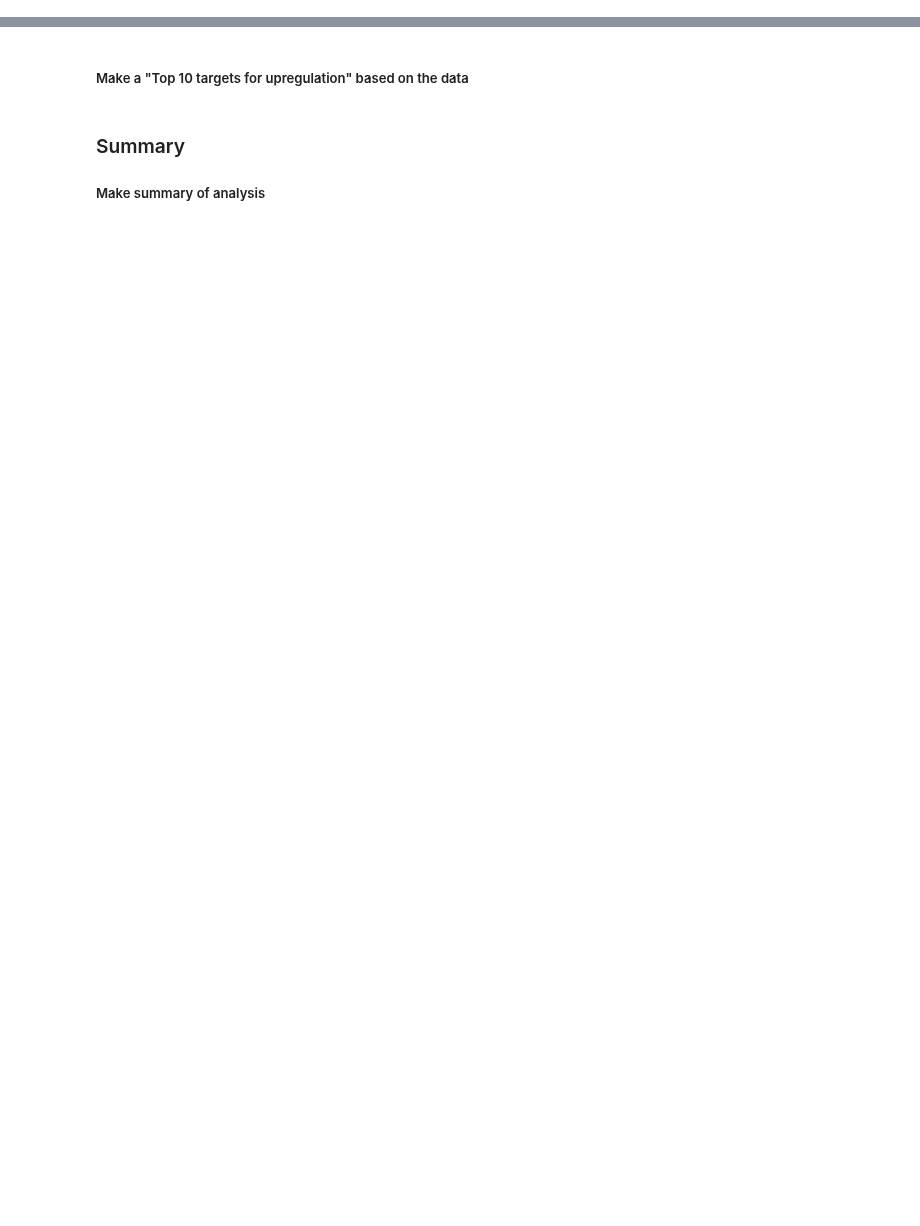
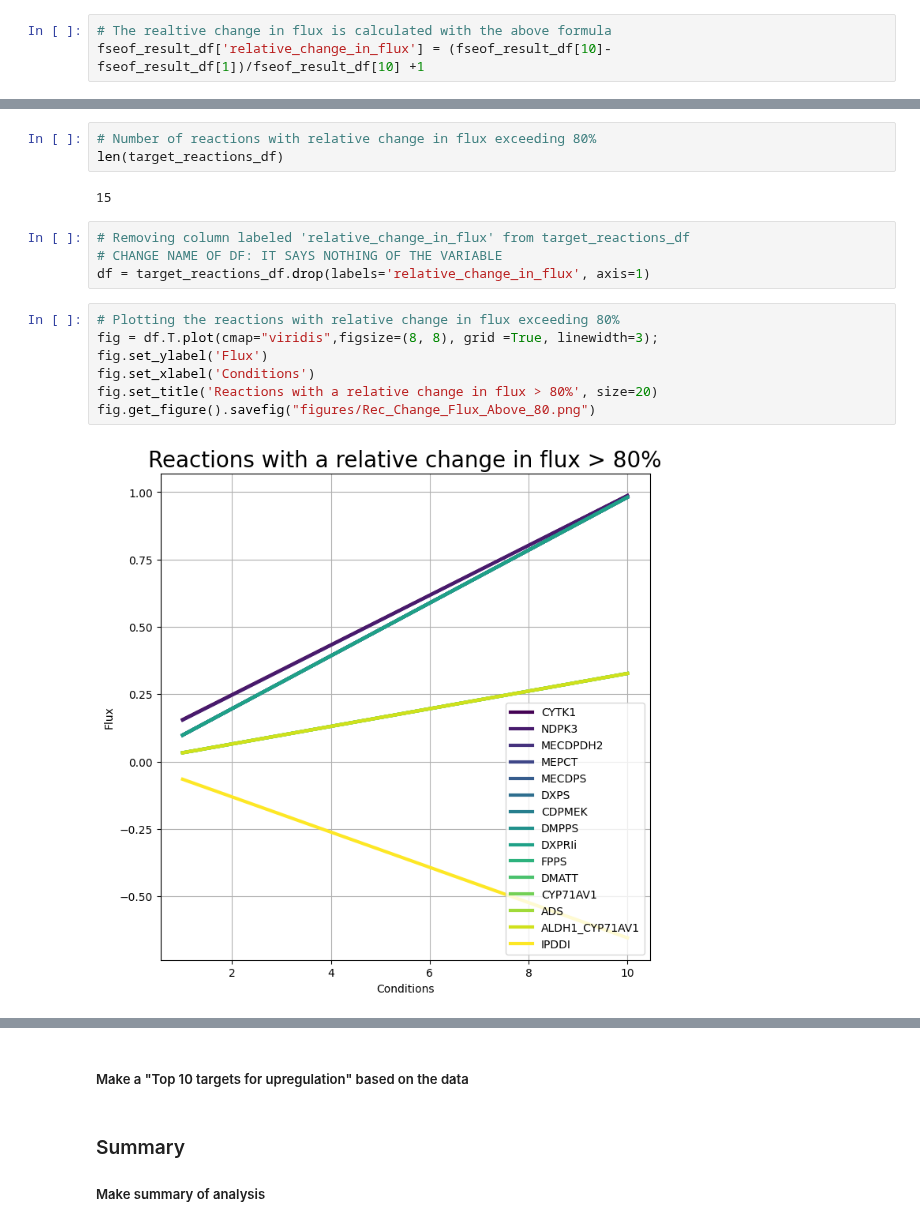
Before and after one commit to 27410/group-assignment-group6, a Jupyter notebook: 5_FSEOF_analysis.ipynb, the cells around one changed output, grey strips where cells are left out. Saved outputs shown, nothing was run; the diff lists cells and outputs as text; blank space fills up the shorter version.

```diff
--- a/5_FSEOF_analysis.ipynb
+++ b/5_FSEOF_analysis.ipynb
@@ -132,0 +95,3 @@ target_reactions_df.tail()
+# %%
+# The realtive change in flux is calculated with the above formula
+fseof_result_df['relative_change_in_flux'] = (fseof_result_df[10]-fseof_result_df[1])/fseof_result_df[10] +1
@@ -132,0 +121,18 @@ target_reactions_df.tail()
+# %%
+# Number of reactions with relative change in flux exceeding 80%
+len(target_reactions_df)
+# %% [output]
+15
+# %%
+# Removing column labeled 'relative_change_in_flux' from target_reactions_df
+# CHANGE NAME OF DF: IT SAYS NOTHING OF THE VARIABLE
+df = target_reactions_df.drop(labels='relative_change_in_flux', axis=1)
+# %%
+# Plotting the reactions with relative change in flux exceeding 80%
+fig = df.T.plot(cmap="viridis",figsize=(8, 8), grid =True, linewidth=3);
+fig.set_ylabel('Flux')
+fig.set_xlabel('Conditions')
+fig.set_title('Reactions with a relative change in flux > 80%', size=20)
+fig.get_figure().savefig("figures/Rec_Change_Flux_Above_80.png")
+# %% [output]
+[figure, added]
```
Also changed, not shown: parts of 42 cells of this notebook, 2 other files.
